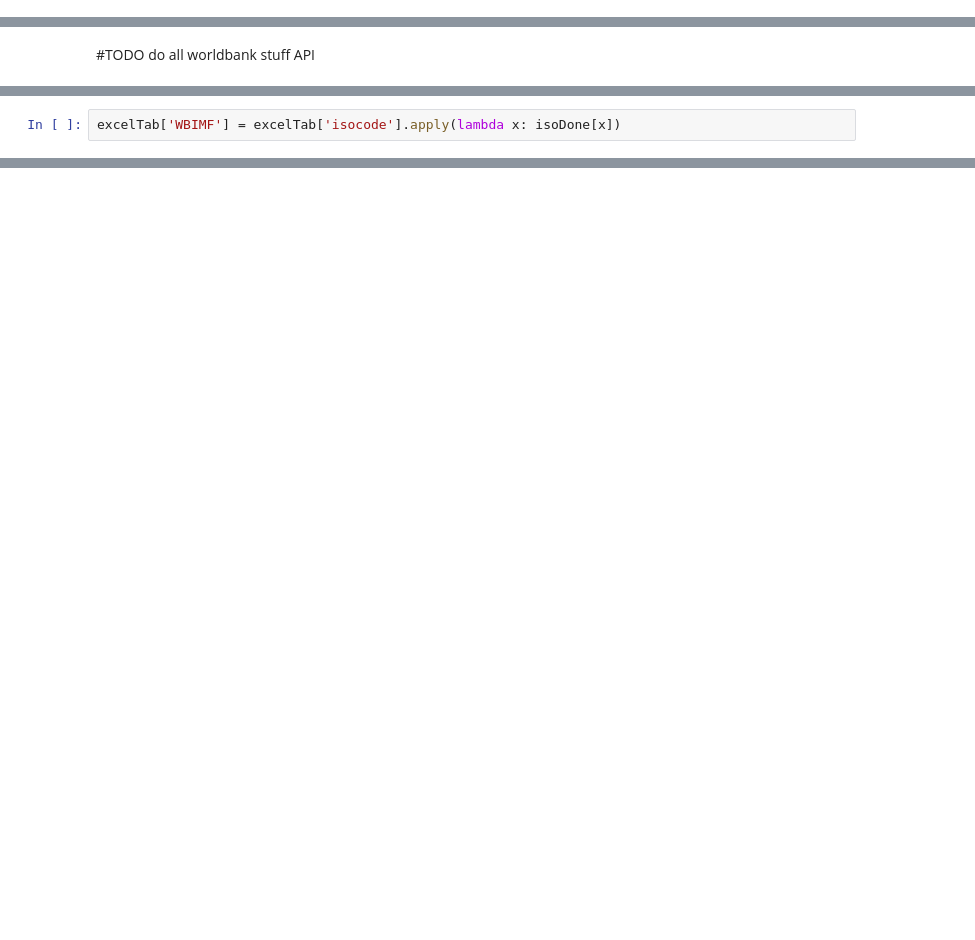
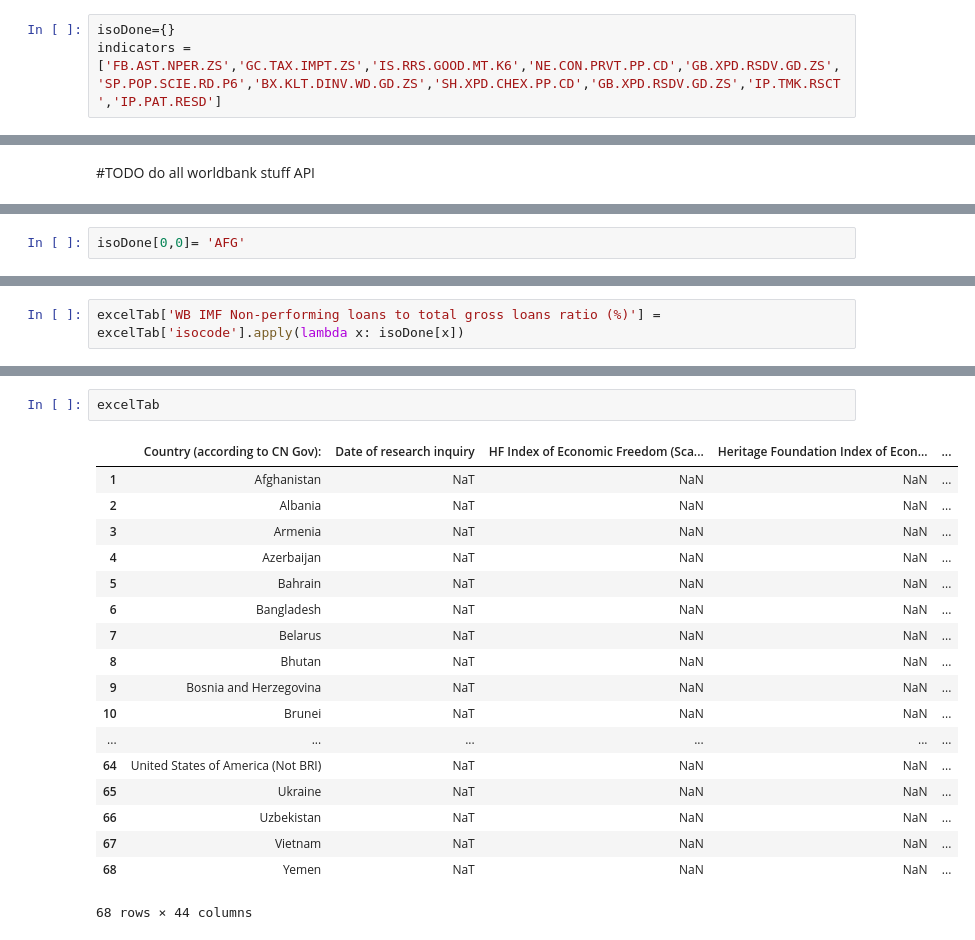
Before and after one commit to Derutax/US01Lab, a Jupyter notebook: session2_YAN_Etienne.ipynb, the cells around one changed output, grey strips where cells are left out. Cells and saved outputs as stored; diff of their text form; blank space fills up the shorter version.

```diff
--- a/session2_YAN_Etienne.ipynb
+++ b/session2_YAN_Etienne.ipynb
@@ -104,0 +103,3 @@ isoDone={}
+# %%
+isoDone={}
+indicators = ['FB.AST.NPER.ZS','GC.TAX.IMPT.ZS','IS.RRS.GOOD.MT.K6','NE.CON.PRVT.PP.CD','GB.XPD.RSDV.GD.ZS','SP.POP.SCIE.RD.P6','BX.KLT.DINV.WD.GD.ZS','SH.XPD.CHEX.PP.CD','GB.XPD.RSDV.GD.ZS','IP.TMK.RSCT','IP.PAT.RESD']
@@ -146,0 +155,2 @@ isoDone
+# %%
+isoDone[0,0]= 'AFG'
@@ -147,4 +159,4 @@ isoDone
 # %%
-excelTab['WBIMF'] = excelTab['isocode'].apply(lambda x: isoDone[x])
+excelTab['WB IMF Non-performing loans to total gross loans ratio (%)'] = excelTab['isocode'].apply(lambda x: isoDone[x])
 # %%
 excelTab[['isocode','Country (according to CN Gov):','WBIMF']]
@@ -169,0 +163,21 @@ excelTab[['isocode','Country (according to CN Gov):','WBIMF']]
+# %%
+excelTab
+# %% [output]
+|  | Country (according to CN Gov): | Date of research inquiry | HF Index of Economic Freedom (Sca... | Heritage Foundation Index of Econ... | ... |
+| 1 | Afghanistan | NaT | NaN | NaN | ... |
+| 2 | Albania | NaT | NaN | NaN | ... |
+| 3 | Armenia | NaT | NaN | NaN | ... |
+| 4 | Azerbaijan | NaT | NaN | NaN | ... |
+| 5 | Bahrain | NaT | NaN | NaN | ... |
+| 6 | Bangladesh | NaT | NaN | NaN | ... |
+| 7 | Belarus | NaT | NaN | NaN | ... |
+| 8 | Bhutan | NaT | NaN | NaN | ... |
+| 9 | Bosnia and Herzegovina | NaT | NaN | NaN | ... |
+| 10 | Brunei | NaT | NaN | NaN | ... |
+| ... | ... | ... | ... | ... | ... |
+| 64 | United States of America (Not BRI) | NaT | NaN | NaN | ... |
+| 65 | Ukraine | NaT | NaN | NaN | ... |
+| 66 | Uzbekistan | NaT | NaN | NaN | ... |
+| 67 | Vietnam | NaT | NaN | NaN | ... |
+| 68 | Yemen | NaT | NaN | NaN | ... |
+68 rows × 44 columns
```
Also changed, not shown: parts of 8 cells of this notebook.
